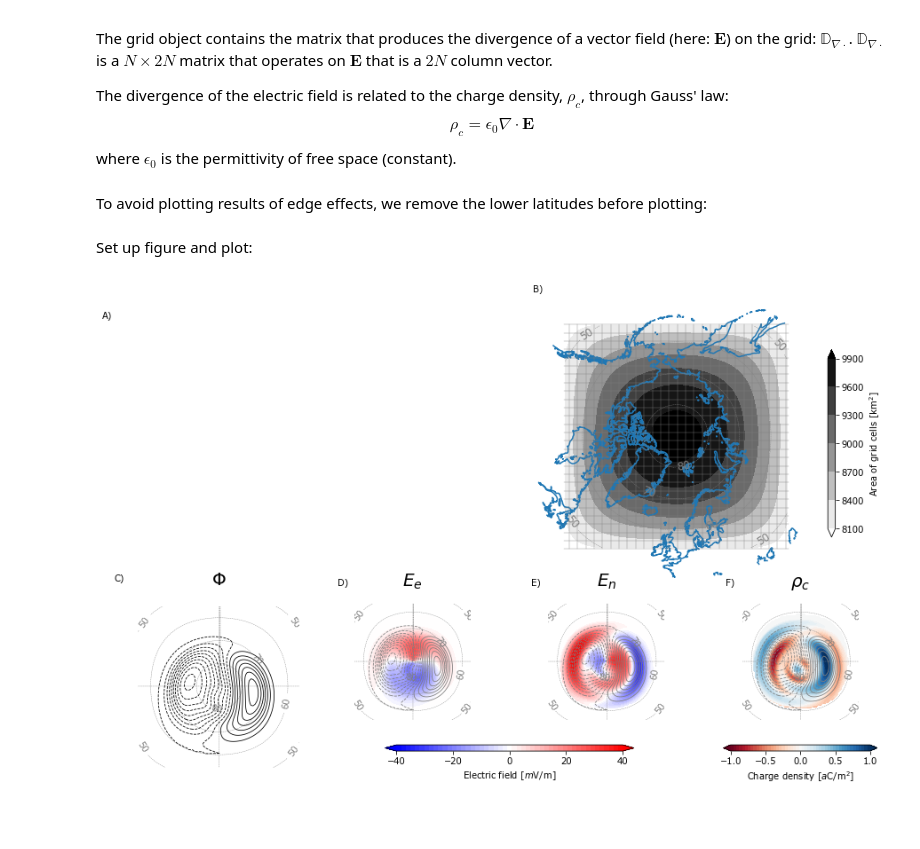
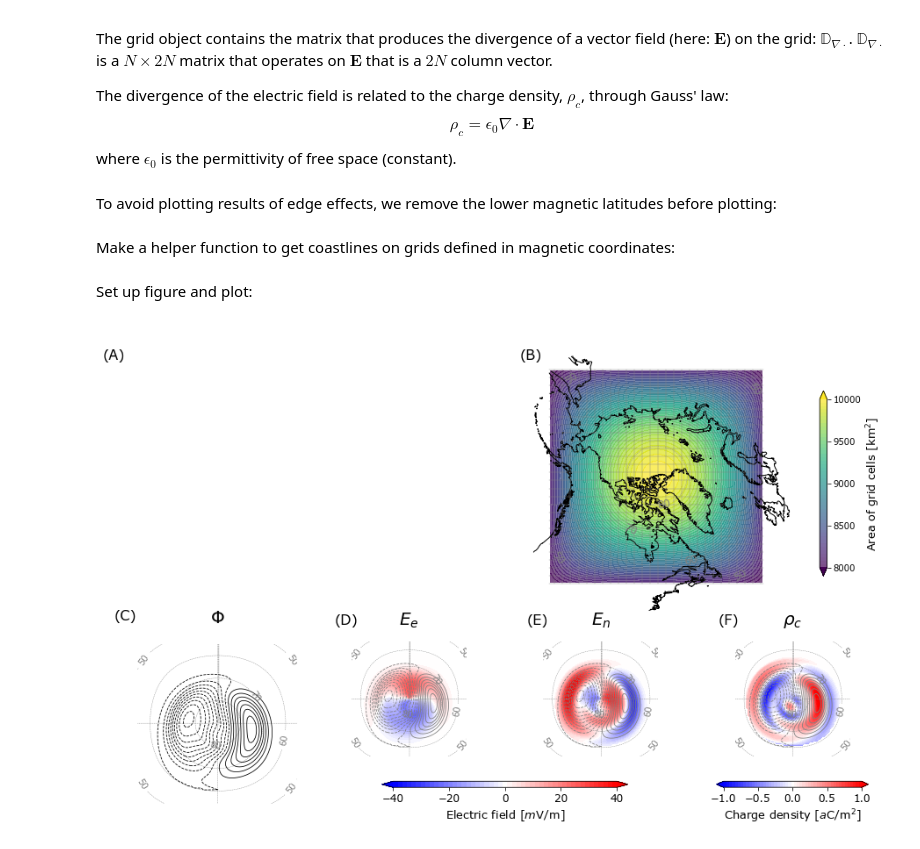
Before and after one commit to klaundal/lompe, a Jupyter notebook: examples/code_paper_figures/01_cubed_sphere_weimer_potential.ipynb, the cells around one changed output. Cells and saved outputs as stored; diff of their text form; code cells hidden in the pictures; blank space fills up the shorter version.

```diff
--- a/examples/code_paper_figures/01_cubed_sphere_weimer_potential.ipynb
+++ b/examples/code_paper_figures/01_cubed_sphere_weimer_potential.ipynb
@@ -96,8 +92,10 @@ divE_save.to_hdf('./datasets/01divE.h5', key = 'df', mode = 'w')
 # convert to charge density - Gauss' law
 epsdivE = divE * eps0
 # %% [markdown]
-To avoid plotting results of edge effects, we remove the lower latitudes before plotting:
+To avoid plotting results of edge effects, we remove the lower magnetic latitudes before plotting:
 # %%
 E_e[grid.lat < 61] = np.nan
 E_n[grid.lat < 61] = np.nan
 epsdivE[grid.lat < 61] = np.nan
+# %% [markdown]
+Make a helper function to get coastlines on grids defined in magnetic coordinates:
@@ -137,12 +156,13 @@ for key in axs.keys():
 axs['grid'].set_aspect('equal')
 
 # add coastlines
-for cl in grid.projection.get_projected_coastlines():
-    axs['grid'].plot(cl[0], cl[1], color = 'C0')
+a = apexpy.Apex(2005., refh=110) # for coord. conversion to get coastlines in magnetic
+for cl in get_mag_coastlines(grid.projection, apex=a):
+    axs['grid'].plot(cl[0], cl[1], color = 'black', linewidth=1)
 
 # add latitude contours
 co = axs['grid'].contour(grid.xi, grid.eta, grid.lat, linestyles = '--', colors = 'grey',
-                                                linewidths = .4, levels = np.r_[-80:81:10])
+                                                linewidths = .4, levels = np.r_[-80:81:10], zorder=2)
 axs['grid'].clabel(co, co.levels, inline = True, fontsize = 12)
 
 # plot some of the grid cells
@@ -155,12 +175,13 @@ for xi, eta in grid.get_grid_boundaries(geocentric = False):
 
 # shade under grid region for area
 levels = np.linspace(8000, 10000, 50)
-areas=axs['grid'].contourf(grid.xi, grid.eta, grid.A*1e-6, cmap=plt.cm.gist_yarg, zorder=0, extend='both')
-fig.colorbar(areas, ax=axs['grid'], label='Area of grid cells [km$^2$]', orientation='vertical', shrink=.6, aspect=25)
-
-#xlim, ylim = axs['grid'].get_xlim(), axs['grid'].get_ylim()
-#axs['grid'].set_xlim(xlim)
-#axs['grid'].set_ylim(ylim)
+ticks = np.linspace(8000, 10000, 5)
+areas=axs['grid'].contourf(grid.xi, grid.eta, grid.A*1e-6, cmap=plt.cm.viridis, levels=levels, alpha=.7,
+                           zorder=0, extend='both')
+# color bar
+cbar1 = fig.colorbar(areas, ax=axs['grid'], ticks=ticks, orientation='vertical', shrink=.6, aspect=25)
+cbar1.ax.tick_params(labelsize=10)
+cbar1.ax.set_ylabel('Area of grid cells [km$^2$]', fontsize=13)
 
 ###################### lower row of plots #########################
 
@@ -190,43 +211,45 @@ axs['Ediv'].contour(grid.xi, grid.eta, V, colors = 'gray', levels = np.r_[-101:1
 
 # D) and E) - east, north E-field
 # color scale for E-field components
 Elevels = np.linspace(-40, 40, 50)
 Elevel_ticks = np.linspace(-40, 40, 5)
 
 # E_e = D_e * Phi
 Eeastcont = axs['E_e'].contourf(grid.xi, grid.eta, E_e*1e3, cmap = plt.cm.bwr, levels = Elevels, extend='both')
 
 # E_n = D_n * Phi
 axs['E_n'].contourf(grid.xi, grid.eta, E_n*1e3, cmap = plt.cm.bwr, levels = Elevels, extend='both')
 
 # color bar for E-field components
-fig.colorbar(Eeastcont, ax=[axs['E_e'], axs['E_n']], label = r'Electric field [$m$V/m]', ticks=Elevel_ticks,
+cbar2 = fig.colorbar(Eeastcont, ax=[axs['E_e'], axs['E_n']], ticks=Elevel_ticks,
              orientation='horizontal', shrink=0.7, aspect=40)
-
+cbar2.ax.tick_params(labelsize=12)
+cbar2.ax.set_xlabel(r'Electric field [$m$V/m]', fontsize=13)
 # F) charge density
 
 # color scale for charge density (eps*divE)
 divElevels = np.linspace(-1, 1, 50)
 rho_ticks = np.linspace(-1, 1, 5)
 
 # divE = D_div * E, epsdivE = eps*divE
-rho_c = axs['Ediv'].contourf(grid.xi, grid.eta, epsdivE*1e18, cmap = plt.cm.RdBu, levels = divElevels, extend='both')
+rho_c = axs['Ediv'].contourf(grid.xi, grid.eta, epsdivE*1e18, cmap = plt.cm.bwr, levels = divElevels, extend='both')
 
 # color bar for charge density
-fig.colorbar(rho_c, ax=axs['Ediv'], label = r'Charge density [$a$C/m$^2$]', ticks=rho_ticks,
-             orientation='horizontal', shrink=0.95, aspect=25)
+cbar3 = fig.colorbar(rho_c, ax=axs['Ediv'], ticks=rho_ticks, orientation='horizontal', shrink=0.95, aspect=25)
+cbar3.ax.tick_params(labelsize=12)
+cbar3.ax.set_xlabel(r'Charge density [$a$C/m$^2$]', fontsize=13)
 
 # add subfigure letters
-axs['onsphere' ].text(-0.1, 0.9, 'A)')
-axs['grid'     ].text(-0.8, 0.8, 'B)')
-axs['potential'].text(-0.8, 0.8, 'C)')
-axs['E_e'      ].text(-0.8, 0.8, 'D)')
-axs['E_n'      ].text(-0.8, 0.8, 'E)')
-axs['Ediv'     ].text(-0.8, 0.8, 'F)')
+axs['onsphere' ].text(-0.1, 0.9,  '(A)', fontsize=16)
+axs['grid'     ].text(-0.8, 0.68, '(B)', fontsize=16)
+axs['potential'].text(-0.8, 0.8,  '(C)', fontsize=16)
+axs['E_e'      ].text(-0.8, 0.8,  '(D)', fontsize=16)
+axs['E_n'      ].text(-0.8, 0.8,  '(E)', fontsize=16)
+axs['Ediv'     ].text(-0.8, 0.8,  '(F)', fontsize=16)
 
 # save figure
 fig.savefig('./output_figures/CSexample.pdf')
 fig.savefig('./output_figures/CSexample.png')
 # %% [output]
-[figure, old version]
+[figure, new version]
 # %% [markdown]
```
Also changed, not shown: parts of 9 cells of this notebook, 17 other files.
